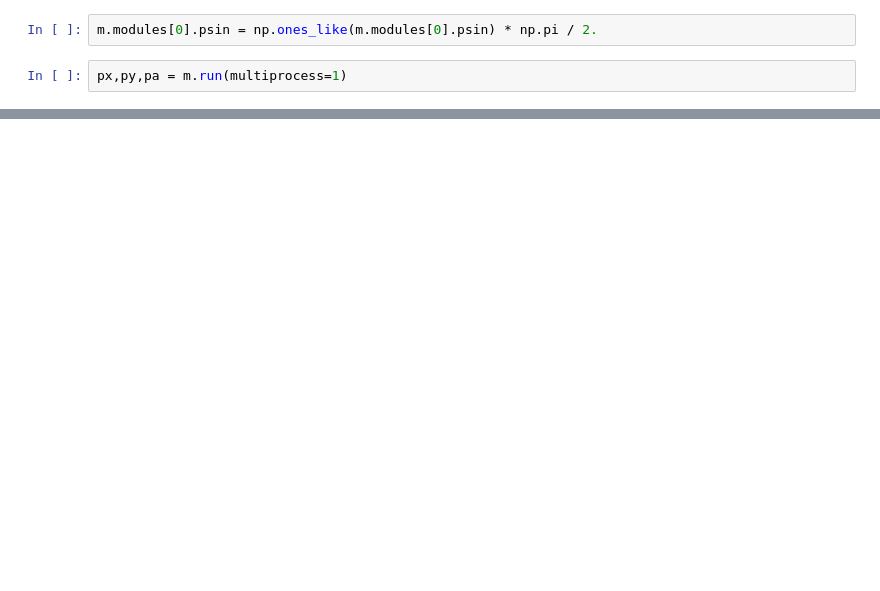
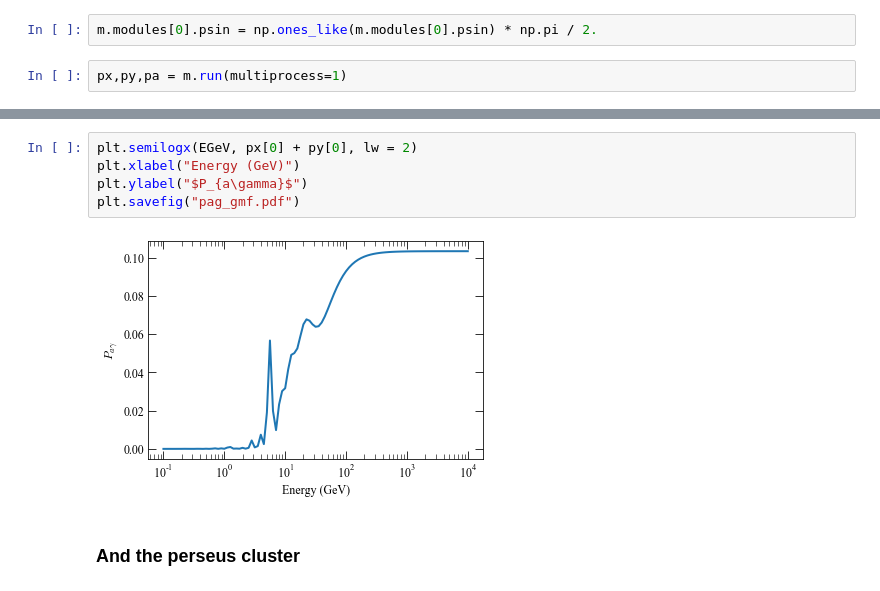
Before and after one commit to me-manu/gammaALPs, a Jupyter notebook: notebooks/example_single_cell_and_gmf.ipynb, the cells around one changed output, grey strips where cells are left out. Drawn from its saved outputs; the diff is of its cells as text; blank space fills up the shorter version.

```diff
--- a/notebooks/example_single_cell_and_gmf.ipynb
+++ b/notebooks/example_single_cell_and_gmf.ipynb
@@ -42,0 +81,9 @@ plt.axvline(EmaxGeV(g11=m.alp.g, BmuG=m.modules[0].B/2))
+# %%
+plt.semilogx(EGeV, px[0] + py[0], lw = 2)
+plt.xlabel("Energy (GeV)")
+plt.ylabel("$P_{a\gamma}$")
+plt.savefig("pag_gmf.pdf")
+# %% [output]
+[figure, added]
+# %% [markdown]
+### And the perseus cluster
```
Also changed, not shown: parts of 18 cells of this notebook, 2 other files.
